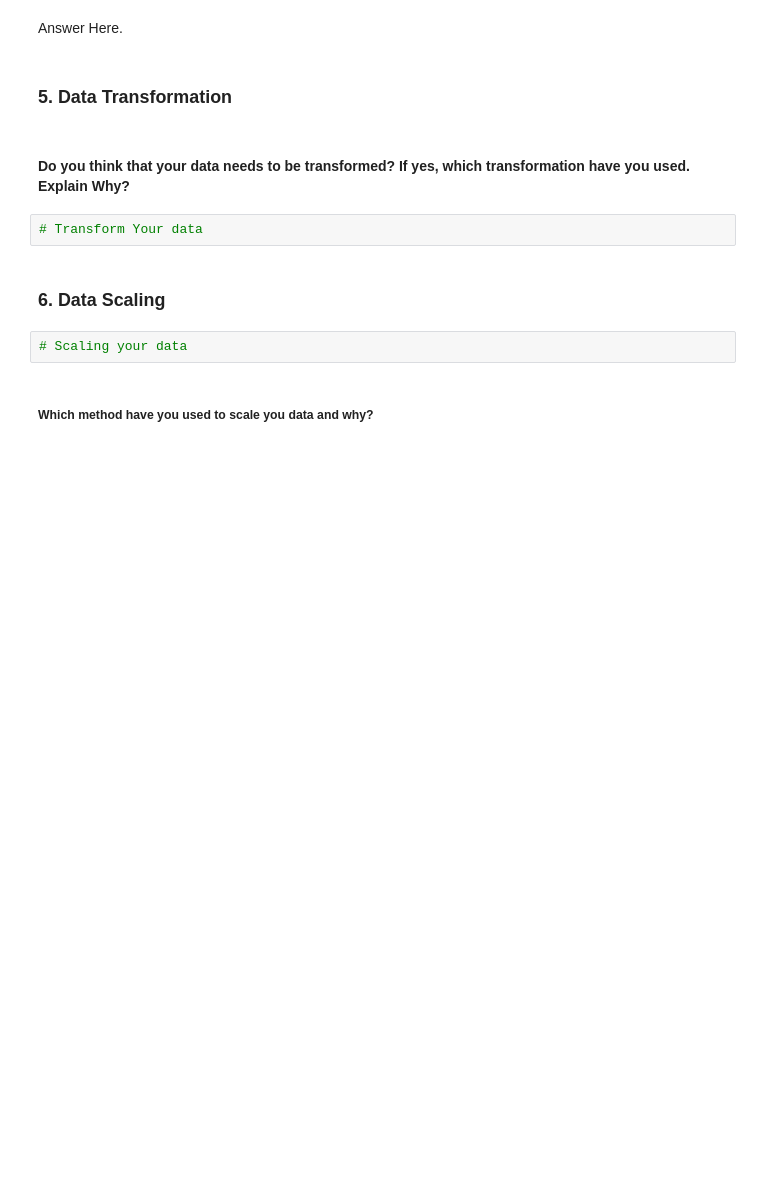
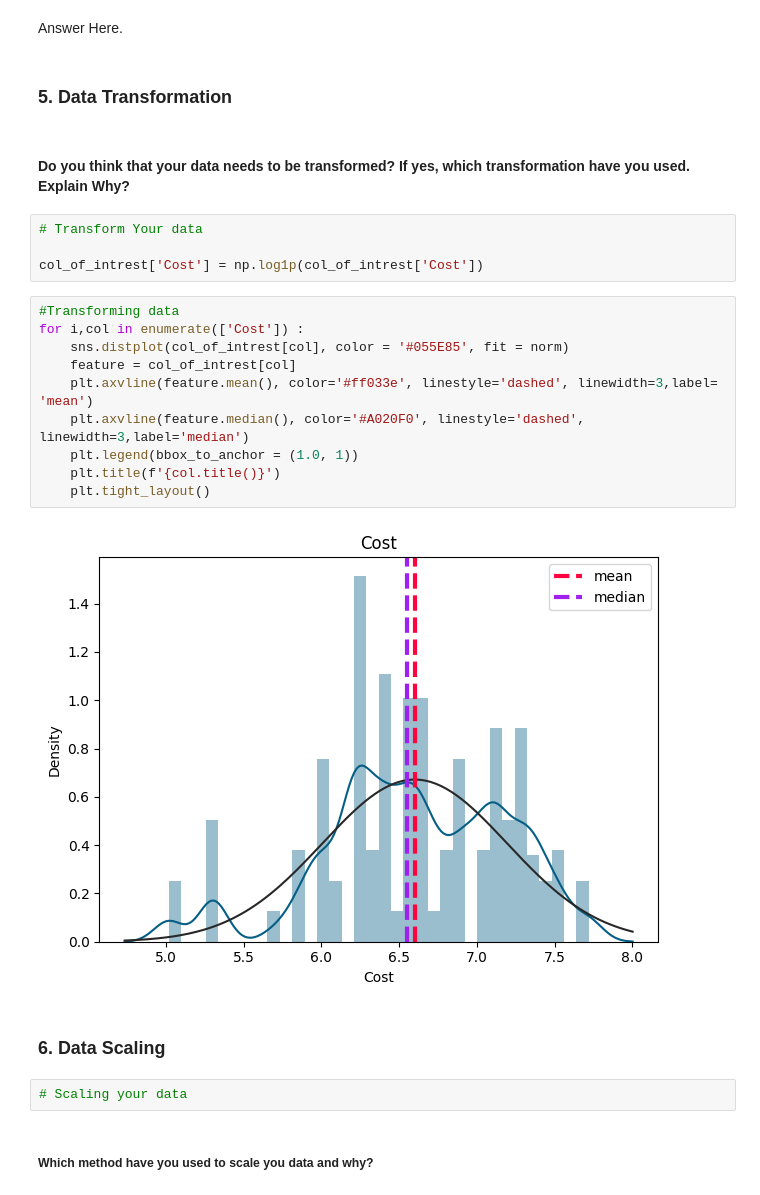
Before and after one commit to apurva-shrivastava/Zomato-Restaurant-Clustering-and-Sentiment-Analysis, a Jupyter notebook: Apurva_Zomato_Restaurant_Clustering_and_Sentiment_Analysis.ipynb, the cells around one changed output. Drawn from its saved outputs; the diff is of its cells as text; blank space fills up the shorter version.

Commit message:
Transformed cost column since it was not symmetrical

```diff
--- a/Apurva_Zomato_Restaurant_Clustering_and_Sentiment_Analysis.ipynb
+++ b/Apurva_Zomato_Restaurant_Clustering_and_Sentiment_Analysis.ipynb
@@ -1339,6 +1320,20 @@ Answer Here.
 #### Do you think that your data needs to be transformed? If yes, which transformation have you used. Explain Why?
 # %%
 # Transform Your data
+
+col_of_intrest['Cost'] = np.log1p(col_of_intrest['Cost'])
+# %%
+#Transforming data
+for i,col in enumerate(['Cost']) :
+    sns.distplot(col_of_intrest[col], color = '#055E85', fit = norm)
+    feature = col_of_intrest[col]
+    plt.axvline(feature.mean(), color='#ff033e', linestyle='dashed', linewidth=3,label= 'mean')
+    plt.axvline(feature.median(), color='#A020F0', linestyle='dashed', linewidth=3,label='median')
+    plt.legend(bbox_to_anchor = (1.0, 1))
+    plt.title(f'{col.title()}')
+    plt.tight_layout()
+# %% [output]
+[figure, added]
 # %% [markdown]
 ### 6. Data Scaling
 # %%
```
Also changed, not shown: parts of 2 cells of this notebook.
